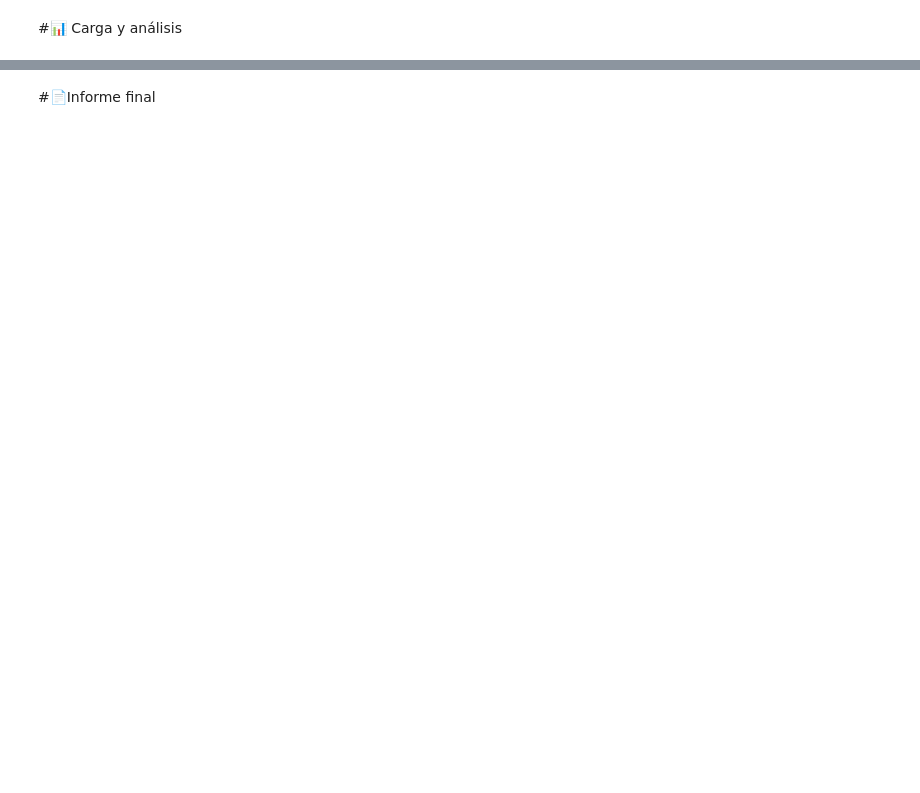
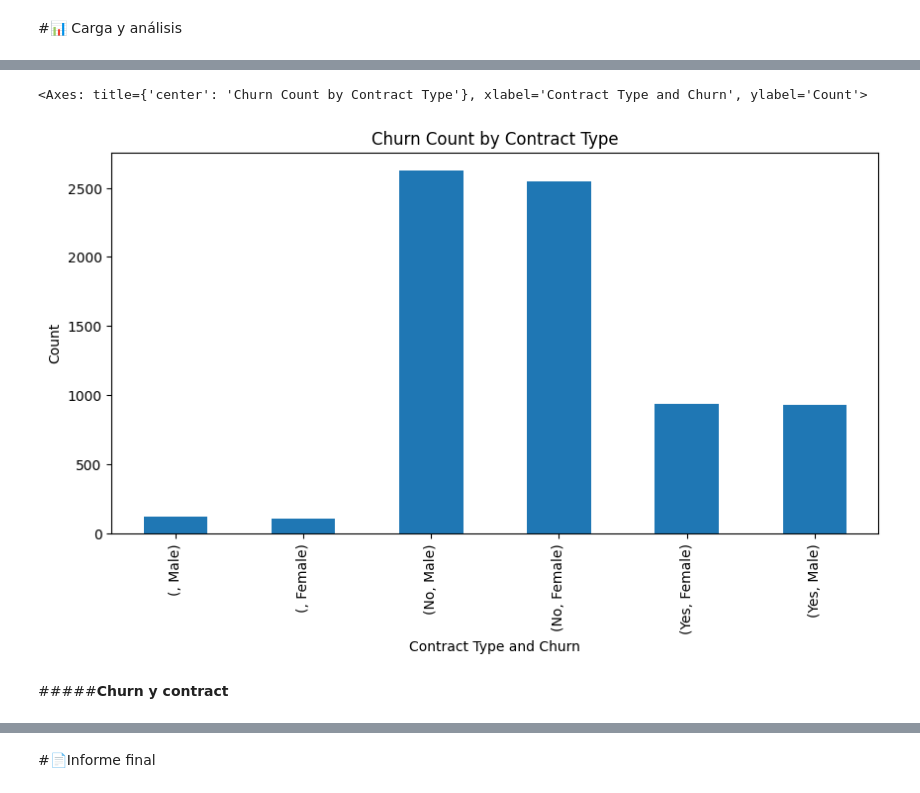
Before and after one commit to aledroza/AluraOneG8_Challenge-Telecom-X, a Jupyter notebook: TelecomX_LATAM.ipynb, the cells around one changed output, grey strips where cells are left out. Saved outputs shown, nothing was run; the diff lists cells and outputs as text; code cells hidden in the pictures; blank space fills up the shorter version.

```diff
--- a/TelecomX_LATAM.ipynb
+++ b/TelecomX_LATAM.ipynb
@@ -220,0 +1502,3 @@ pd.read_json('telecom_X_account_normalizado.json')
+# %%
+df_churn_telecomX_gender= df_telecom_X.groupby(['churn'])[['gender']].value_counts()
+df_churn_telecomX_gender
@@ -220,0 +1515,7 @@ pd.read_json('telecom_X_account_normalizado.json')
+# %%
+df_churn_telecomX_gender.plot(kind='bar', figsize=(10, 5), title='Churn Count by Contract Type', xlabel='Contract Type and Churn', ylabel='Count')
+# %% [output]
+<Axes: title={'center': 'Churn Count by Contract Type'}, xlabel='Contract Type and Churn', ylabel='Count'>
+[figure, added]
+# %% [markdown]
+#####**Churn y contract**
```
Also changed, not shown: parts of 228 cells of this notebook.
